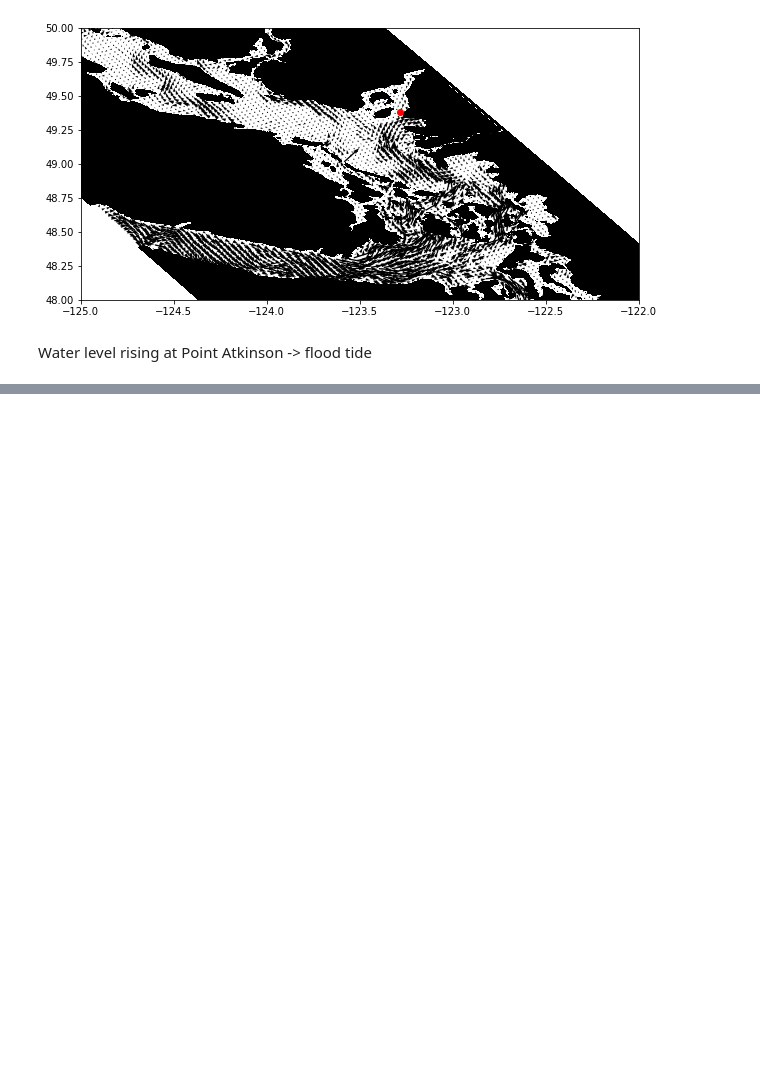
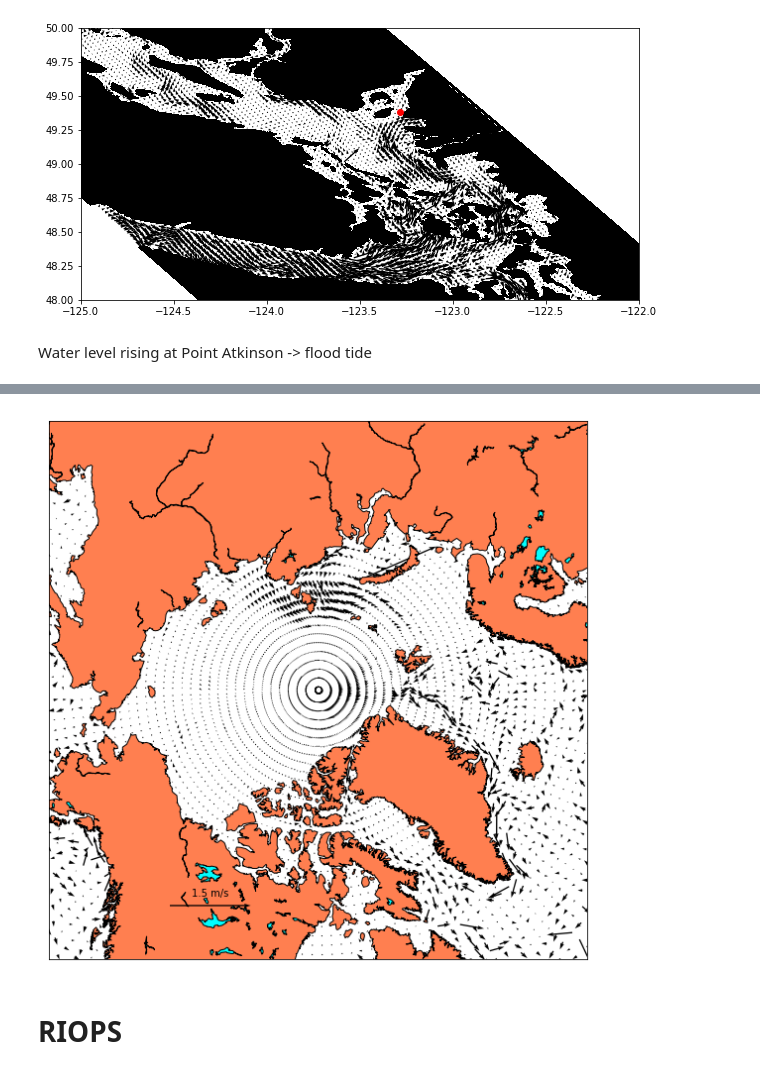
Before and after one commit to nsoontie/ocn_nav, a Jupyter notebook: notebooks/velocity/Check velocity rotation.ipynb, the cells around one changed output, grey strips where cells are left out. Saved outputs shown, nothing was run; the diff lists cells and outputs as text; code cells hidden in the pictures; blank space fills up the shorter version.

```diff
--- a/notebooks/velocity/Check velocity rotation.ipynb
+++ b/notebooks/velocity/Check velocity rotation.ipynb
@@ -109,0 +189,11 @@ Water level rising at Point Atkinson -> flood tide
+# %%
+def quiver_plot_polar(ax,ui,vi,xgrid, ygrid,  scale=10, st=3):
+    ui = np.ma.masked_where(np.abs(ui)>1.5, ui)
+    vi = np.ma.masked_where(np.abs(vi)>1.5,vi)
+    # plotting
+    m =  Basemap(projection='npstere',boundinglat=60,lon_0=270,resolution='l', ax=ax)
+    m.drawcoastlines()
+    m.fillcontinents(color='coral',lake_color='aqua')
+    ubm, vbm, x, y = m.rotate_vector(ui, vi, xgrid, ygrid, returnxy=True)
+    q=m.quiver(x[::st,::st], y[::st,::st],ubm[::st,::st],vbm[::st,::st],scale=scale,ax=ax)
+    ax.quiverkey(q, 0.3,0.1,1.5, '1.5 m/s', coordinates='axes')
@@ -109,0 +211,7 @@ Water level rising at Point Atkinson -> flood tide
+# %%
+fig,ax = plt.subplots(1,1,figsize=(10,10))
+quiver_plot_polar(ax,uinterp,vinterp,xgrid, ygrid, scale=10, st=3)
+# %% [output]
+[figure, added]
+# %% [markdown]
+# RIOPS
```
Also changed, not shown: parts of 18 cells of this notebook.
